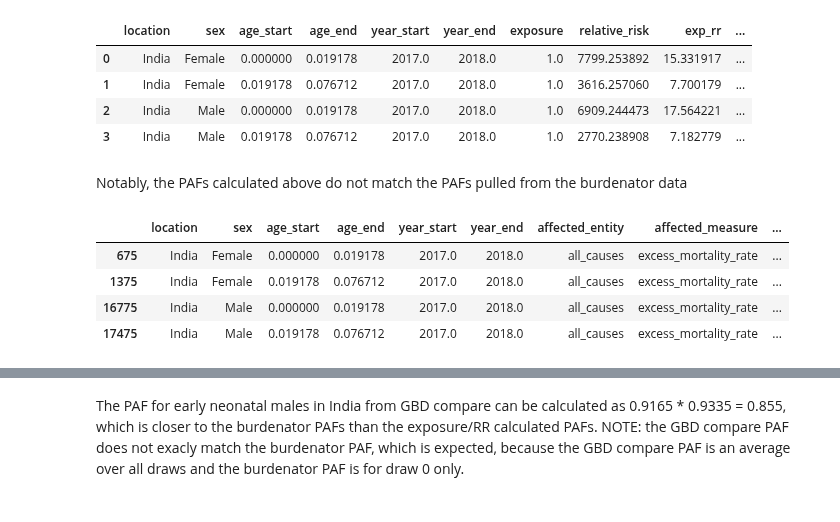
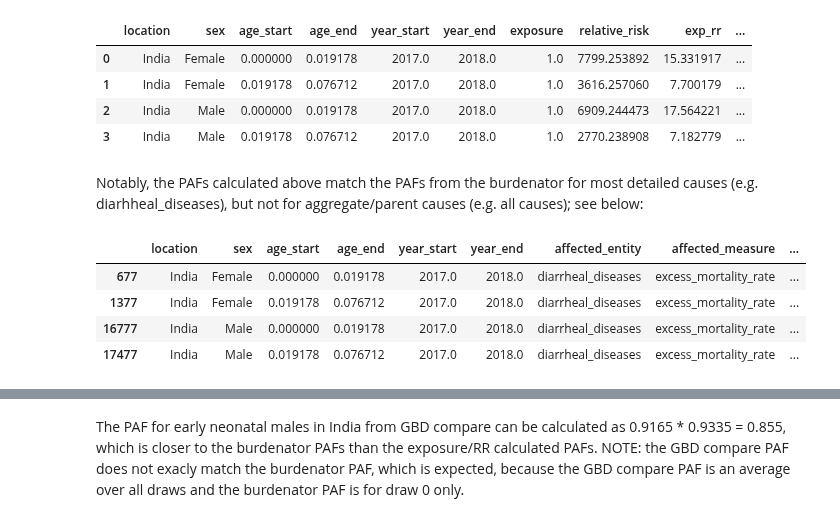
Before and after one commit to ihmeuw/vivarium_data_analysis, a Jupyter notebook: pre_processing/lbwsg/LBWSG exposure, rrs, pafs.ipynb, the cells around one changed output, grey strips where cells are left out. Drawn from its saved outputs; the diff is of its cells as text; code cells hidden in the pictures.

```diff
--- a/pre_processing/lbwsg/LBWSG exposure, rrs, pafs.ipynb
+++ b/pre_processing/lbwsg/LBWSG exposure, rrs, pafs.ipynb
@@ -121,7 +137,7 @@ def get_lbwsg_exposure_and_rr_data(location):
                          left_on=['location','sex','age_start','age_end','year_start','year_end','parameter'])
     return data
 
-def get_lbwsg_burdenator_all_cause_paf_data(location):
+def get_lbwsg_burdenator_cause_specific_paf_data(location,cause):
     art = pd.HDFStore(filepath + location + '.hdf')
     keys = art.keys()
     population_attributable_fraction_index = art.get('/risk_factor/low_birth_weight_and_short_gestation/population_attributable_fraction/index')
@@ -130,7 +146,7 @@ def get_lbwsg_burdenator_all_cause_paf_data(location):
     population_attributable_fraction = (population_attributable_fraction.rename(columns={'draw_0':'population_attributable_fraction'})
                 .where(population_attributable_fraction['year_start'] == 2017)
                 .where(population_attributable_fraction['age_start'] < 1.92e-02)
-                .where(population_attributable_fraction['affected_entity'] == 'all_causes').dropna())
+                .where(population_attributable_fraction['affected_entity'] == cause).dropna())
     return population_attributable_fraction
 # %% [markdown]
 This section calculates PAFs from exposure and relative risk data using the formula in the "categpaf" function defined here: https://github.com/ihmeuw/ihme-modeling/blob/26a91478ddbe59d8663c50a9be3711a28bf83bbc/gbd_2017/shared_code/central_comp/risk/paf/math.R#L135
@@ -147,13 +163,13 @@ test.head()
 | 2 | India | Male | 0.000000 | 0.019178 | 2017.0 | 2018.0 | 1.0 | 6909.244473 | 17.564221 | ... |
 | 3 | India | Male | 0.019178 | 0.076712 | 2017.0 | 2018.0 | 1.0 | 2770.238908 | 7.182779 | ... |
 # %% [markdown]
-Notably, the PAFs calculated above do not match the PAFs pulled from the burdenator data
+Notably, the PAFs calculated above match the PAFs from the burdenator for most detailed causes (e.g. diarhheal_diseases), but not for aggregate/parent causes (e.g. all causes); see below:
 # %%
-india_test_pafs = get_lbwsg_burdenator_all_cause_paf_data('india')
+india_test_pafs = get_lbwsg_burdenator_cause_specific_paf_data('india','diarrheal_diseases')
 india_test_pafs.head()
 # %% [output]
 |  | location | sex | age_start | age_end | year_start | year_end | affected_entity | affected_measure | ... |
-| 675 | India | Female | 0.000000 | 0.019178 | 2017.0 | 2018.0 | all_causes | excess_mortality_rate | ... |
-| 1375 | India | Female | 0.019178 | 0.076712 | 2017.0 | 2018.0 | all_causes | excess_mortality_rate | ... |
-| 16775 | India | Male | 0.000000 | 0.019178 | 2017.0 | 2018.0 | all_causes | excess_mortality_rate | ... |
-| 17475 | India | Male | 0.019178 | 0.076712 | 2017.0 | 2018.0 | all_causes | excess_mortality_rate | ... |
+| 677 | India | Female | 0.000000 | 0.019178 | 2017.0 | 2018.0 | diarrheal_diseases | excess_mortality_rate | ... |
+| 1377 | India | Female | 0.019178 | 0.076712 | 2017.0 | 2018.0 | diarrheal_diseases | excess_mortality_rate | ... |
+| 16777 | India | Male | 0.000000 | 0.019178 | 2017.0 | 2018.0 | diarrheal_diseases | excess_mortality_rate | ... |
+| 17477 | India | Male | 0.019178 | 0.076712 | 2017.0 | 2018.0 | diarrheal_diseases | excess_mortality_rate | ... |
```
Also changed, not shown: parts of 7 cells of this notebook.
